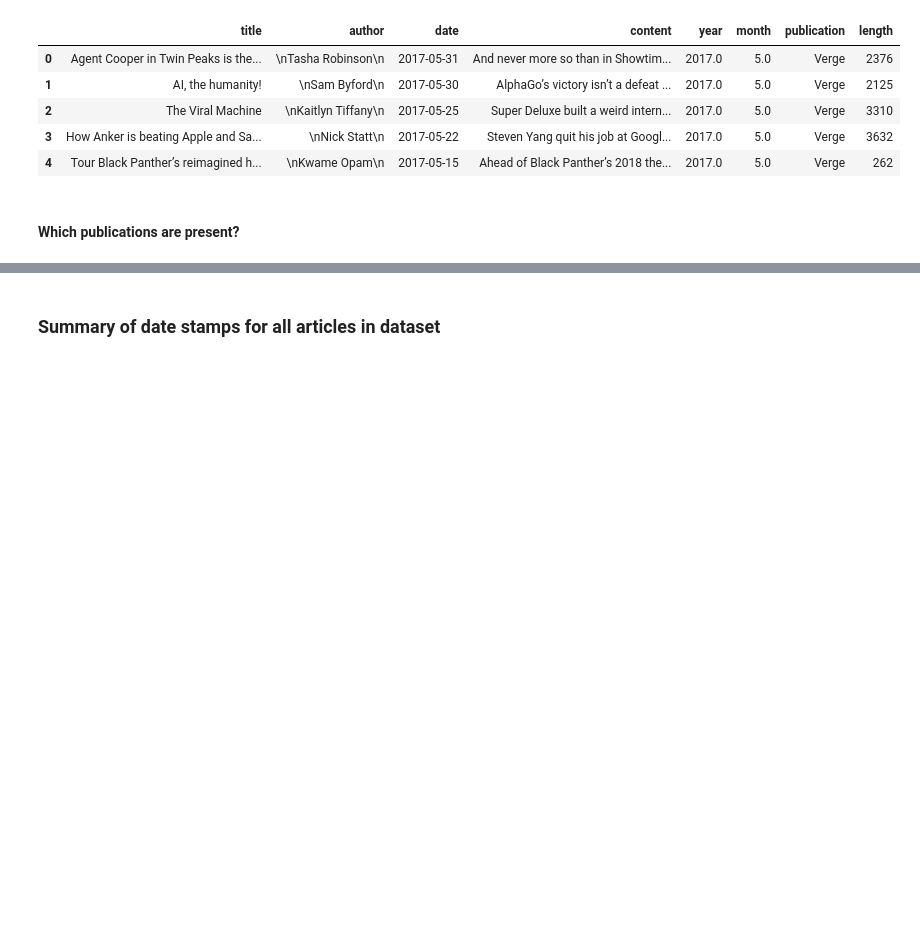
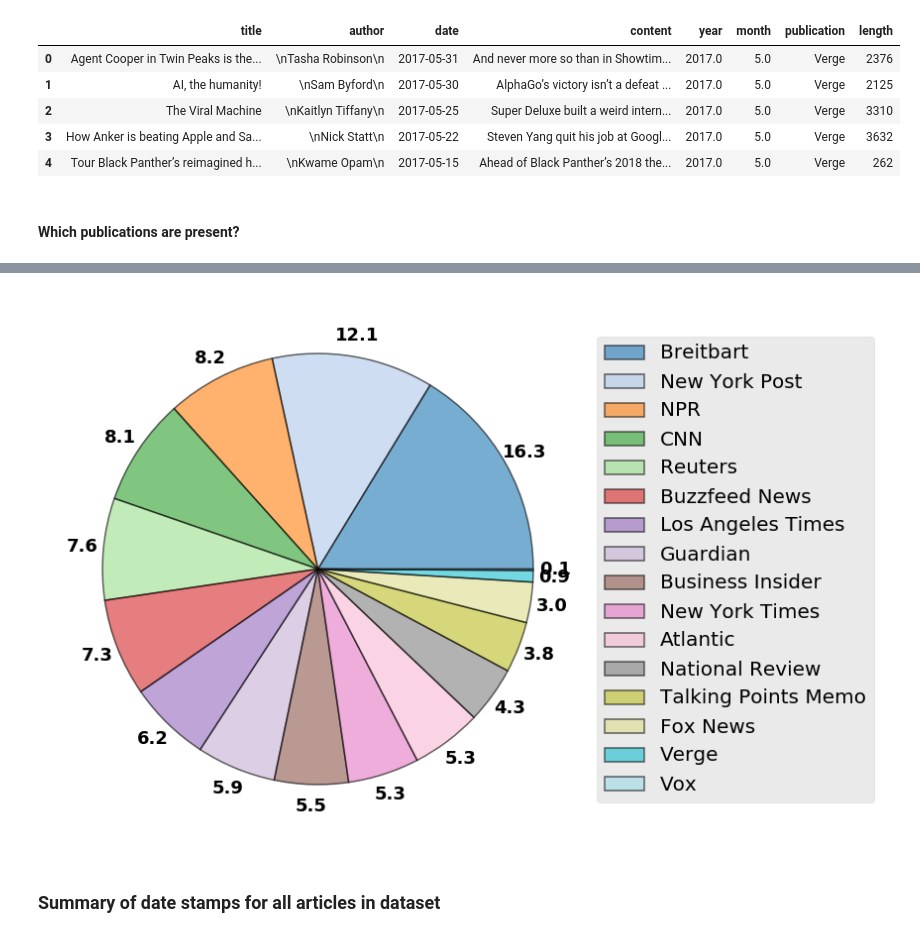
Before and after one commit to andrewjwesson/news-sentiment-tracker, a Jupyter notebook: notebooks/EDA.ipynb, the cells around one changed output, grey strips where cells are left out. Cells and saved outputs as stored; diff of their text form; code cells hidden in the pictures; blank space fills up the shorter version.

```diff
--- a/notebooks/EDA.ipynb
+++ b/notebooks/EDA.ipynb
@@ -65,0 +48,5 @@ pd.Series(news['publication'].unique()).to_frame()
+# %%
+pubs = news.groupby('publication').agg('count')['title']
+pubs.columns = ['count']
+pubs = pubs.sort_values(ascending=False)
+pubs
@@ -66,3 +72,17 @@ pd.Series(news['publication'].unique()).to_frame()
+# %%
+labels = 100*pubs.values/(sum(pubs.values))
+pubs.plot(kind='pie', figsize=(14, 10),
+          colormap='tab20',
+          labels=None,
+          autopct='%.1f',
+          pctdistance=1.1,
+          textprops={'fontsize': 18, 'fontweight': 'bold'},
+          wedgeprops={'linewidth': 1.5, 'edgecolor': 'k', 'antialiased': True, 'alpha': 0.6},
+         );
+plt.ylabel('');
+plt.legend(pubs.index, loc='center left', bbox_to_anchor=(1, 0.5));
+# %% [output]
+[figure, added]
 # %% [markdown]
 ### Summary of date stamps for all articles in dataset
 # %%
```
Also changed, not shown: parts of 6 cells of this notebook.
